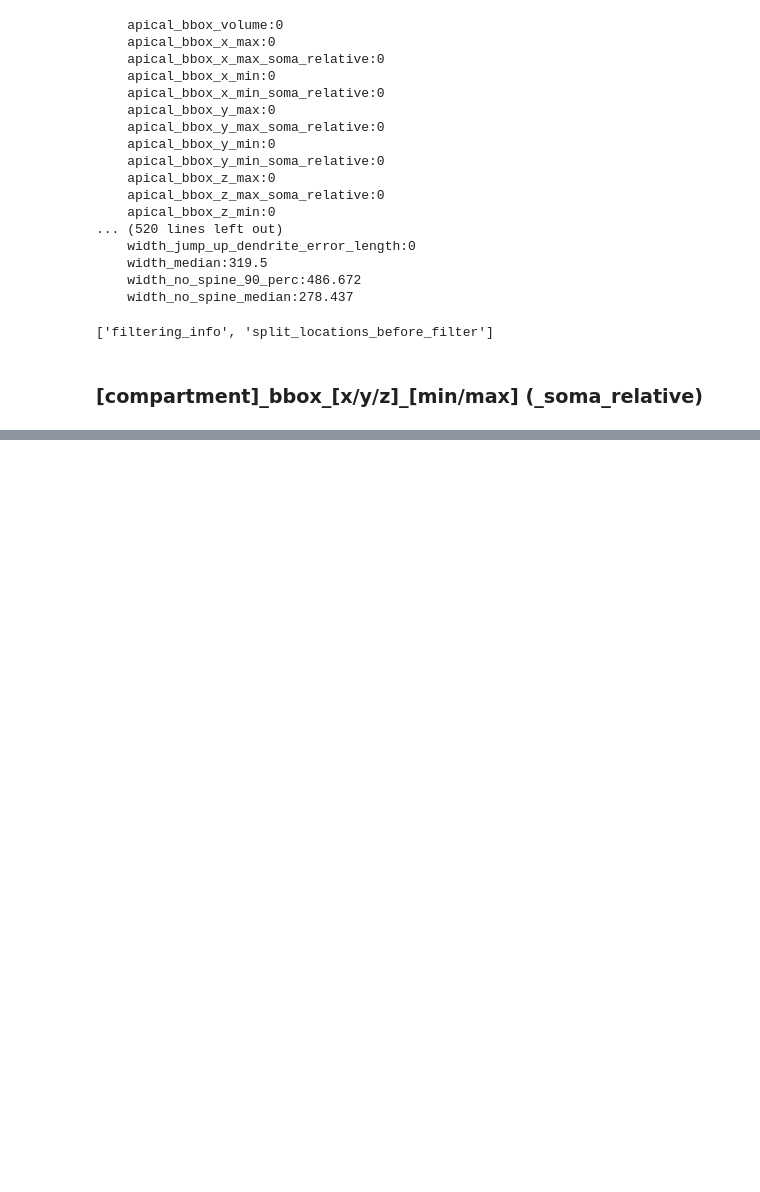
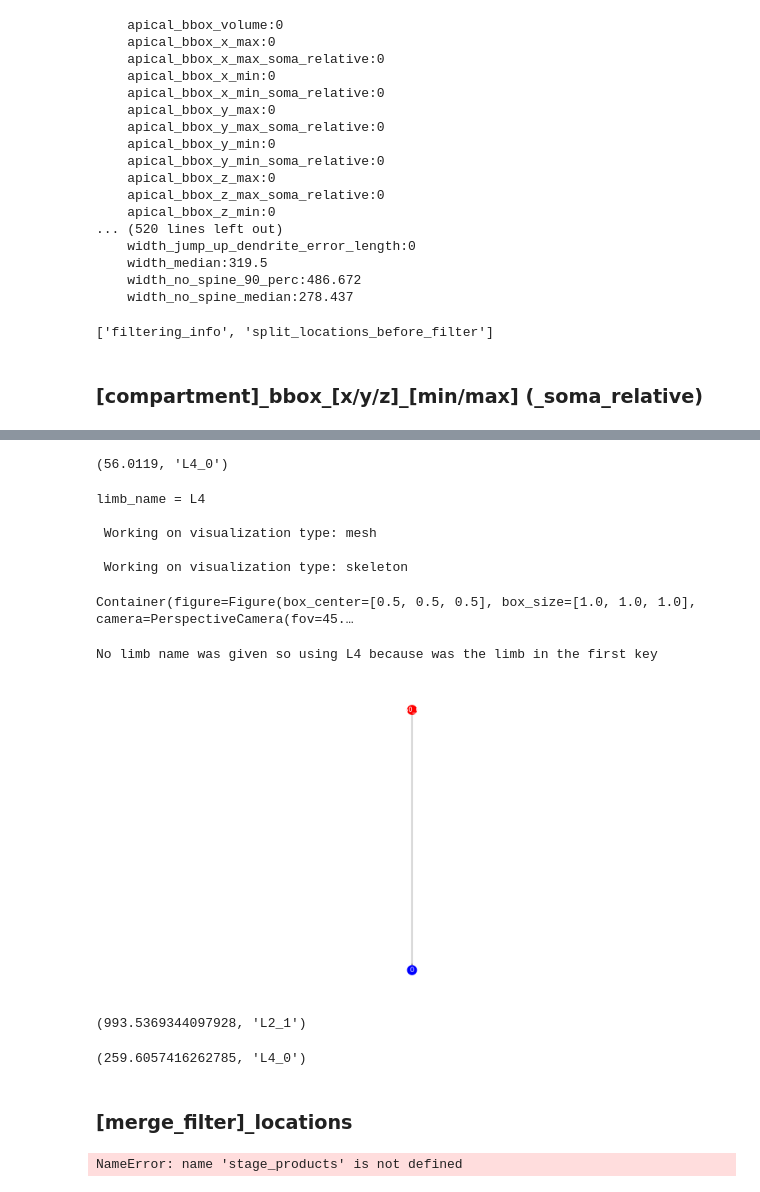
Before and after one commit to reimerlab/NEURD, a Jupyter notebook: Applications/Tutorials/Neuron_Features/Neuron_Features_Tutorial.ipynb, the cells around one changed output, grey strips where cells are left out. Saved outputs shown, nothing was run; the diff lists cells and outputs as text; code cells hidden in the pictures; blank space fills up the shorter version.

```diff
--- a/Applications/Tutorials/Neuron_Features/Neuron_Features_Tutorial.ipynb
+++ b/Applications/Tutorials/Neuron_Features/Neuron_Features_Tutorial.ipynb
@@ -1400,0 +865,41 @@ list(stage_products.filtering_info.keys())
+# %%
+nru.compartment_root_skeleton_angle_min(
+    n_obj_proof,
+    compartment = "basal",
+    return_limb_branch_idx = True
+)
+# %% [output]
+(56.0119, 'L4_0')
+# %%
+nviz.plot_limb(n_obj_proof,"L4")
+# %% [output]
+limb_name = L4
+
+ Working on visualization type: mesh
+
+ Working on visualization type: skeleton
+Container(figure=Figure(box_center=[0.5, 0.5, 0.5], box_size=[1.0, 1.0, 1.0], camera=PerspectiveCamera(fov=45.…
+No limb name was given so using L4 because was the limb in the first key
+[figure, added]
+# %%
+nru.compartment_root_width_max(
+    n_obj_proof,
+    compartment = "basal",
+    return_limb_branch_idx = True
+)
+# %% [output]
+(993.5369344097928, 'L2_1')
+# %%
+nru.compartment_root_width_min(
+    n_obj_proof,
+    compartment = "basal",
+    return_limb_branch_idx = True
+)
+# %% [output]
+(259.6057416262785, 'L4_0')
+# %% [markdown]
+### [merge_filter]_locations
+# %%
+[k for k in stage_products.export()]
+# %% [output]
+NameError: name 'stage_products' is not defined
```
Also changed, not shown: parts of 124 cells of this notebook, 6 other files.
